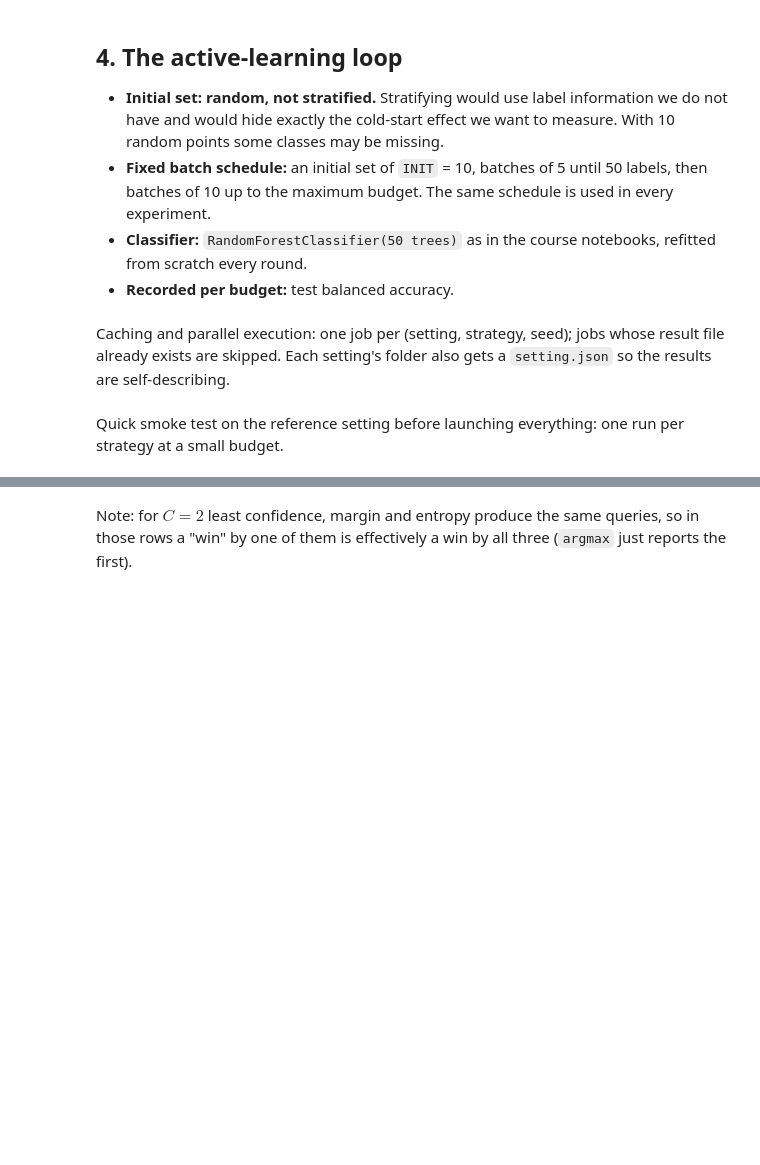
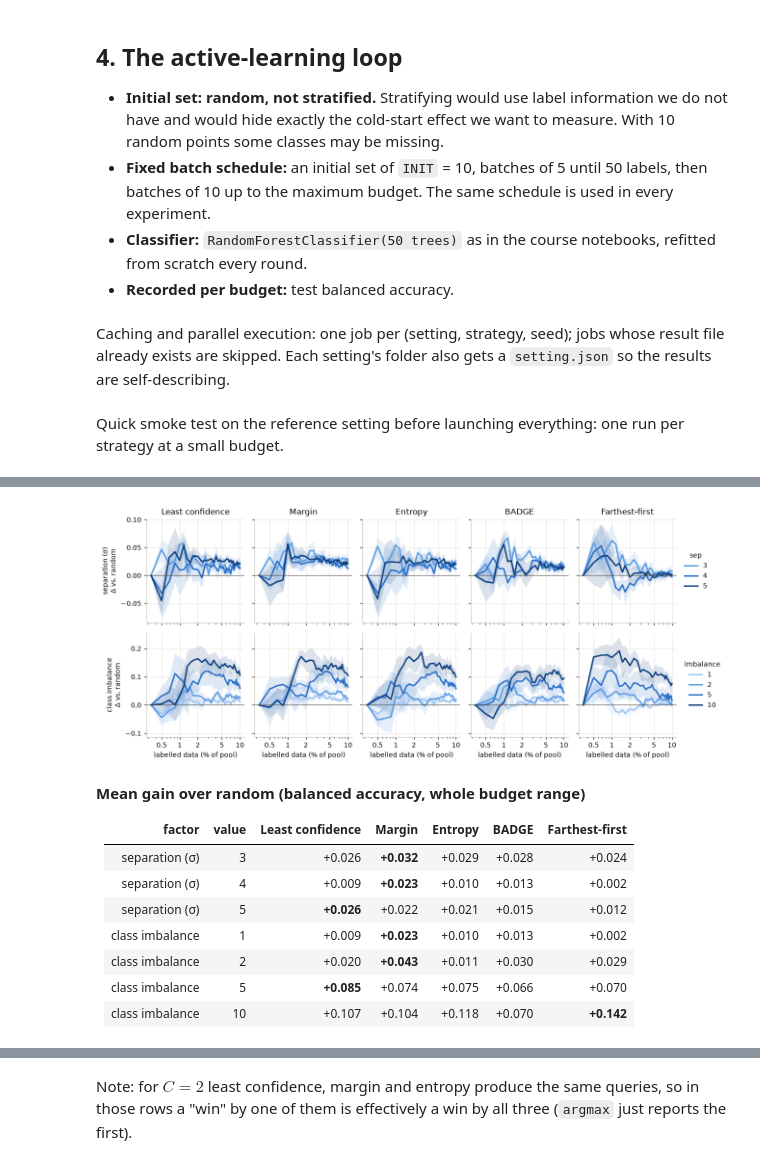
Before and after one commit to juh6973/active_learning_budget_study, a Jupyter notebook: pipeline.ipynb, the cells around one changed output, grey strips where cells are left out. Drawn from its saved outputs; the diff is of its cells as text; code cells hidden in the pictures; blank space fills up the shorter version.

```diff
--- a/pipeline.ipynb
+++ b/pipeline.ipynb
@@ -837,0 +709,47 @@ display(Markdown(f"| strategy | share of cells won, ≤ {B_REF} labels | share o
+# %%
+def mean_gain(s, strategy):
+    # mean gain over random along the log budget axis (initial budget excluded: the difference is 0 there)
+    t, d = np.log(R[s]["budgets"][1:]), diff_vs_random(R[s], strategy).mean(0)[1:]
+    return np.trapezoid(d, t) / (t[-1] - t[0])
+
+
+fig, axes = plt.subplots(len(SWEEPS), len(OTHERS), figsize=(12, 5), sharex=True, sharey="row")
+for i, (title, (field, settings)) in enumerate(SWEEPS.items()):
+    for j, st in enumerate(OTHERS):
+        ax = axes[i, j]
+        for color, s in zip(SWEEP_COLORS[-len(settings):], settings):
+            plot_band(ax, pct(s, R[s]["budgets"]), diff_vs_random(R[s], st), color=color, label=f"{getattr(s, field):g}")
+        ax.axhline(0, color="#52514e", lw=0.8)
+        log_axis(ax)
+        if i == 0:
+            ax.set_title(STYLE[st]["label"])
+    axes[i, 0].set_ylabel(f"{title}\nΔ vs. random")
+    axes[i, -1].legend(title=field, loc="center left", bbox_to_anchor=(1.02, 0.5))
+for ax in axes[-1]:
+    ax.set_xlabel(BUDGET_LABEL)
+fig.tight_layout()
+savefig(fig, "fig3_sweeps")
+plt.show()
+
+rows = ["| factor | value | " + " | ".join(STYLE[st]["label"] for st in OTHERS) + " |",
+        "|---" * (len(OTHERS) + 2) + "|"]
+for title, (field, settings) in SWEEPS.items():
+    for s in settings:
+        gains = {st: mean_gain(s, st) for st in OTHERS}
+        top = max(gains, key=gains.get)
+        rows.append(f"| {title} | {getattr(s, field):g} | " + " | ".join(
+            f"**{g:+.3f}**" if st == top else f"{g:+.3f}" for st, g in gains.items()) + " |")
+display(Markdown("**Mean gain over random (balanced accuracy, whole budget range)**\n\n" + "\n".join(rows)))
+# %% [output]
+[figure, added]
+**Mean gain over random (balanced accuracy, whole budget range)**
+
+| factor | value | Least confidence | Margin | Entropy | BADGE | Farthest-first |
+|---|---|---|---|---|---|---|
+| separation (σ) | 3 | +0.026 | **+0.032** | +0.029 | +0.028 | +0.024 |
+| separation (σ) | 4 | +0.009 | **+0.023** | +0.010 | +0.013 | +0.002 |
+| separation (σ) | 5 | **+0.026** | +0.022 | +0.021 | +0.015 | +0.012 |
+| class imbalance | 1 | +0.009 | **+0.023** | +0.010 | +0.013 | +0.002 |
+| class imbalance | 2 | +0.020 | **+0.043** | +0.011 | +0.030 | +0.029 |
+| class imbalance | 5 | **+0.085** | +0.074 | +0.075 | +0.066 | +0.070 |
+| class imbalance | 10 | +0.107 | +0.104 | +0.118 | +0.070 | **+0.142** |
```
Also changed, not shown: parts of 36 cells of this notebook.
